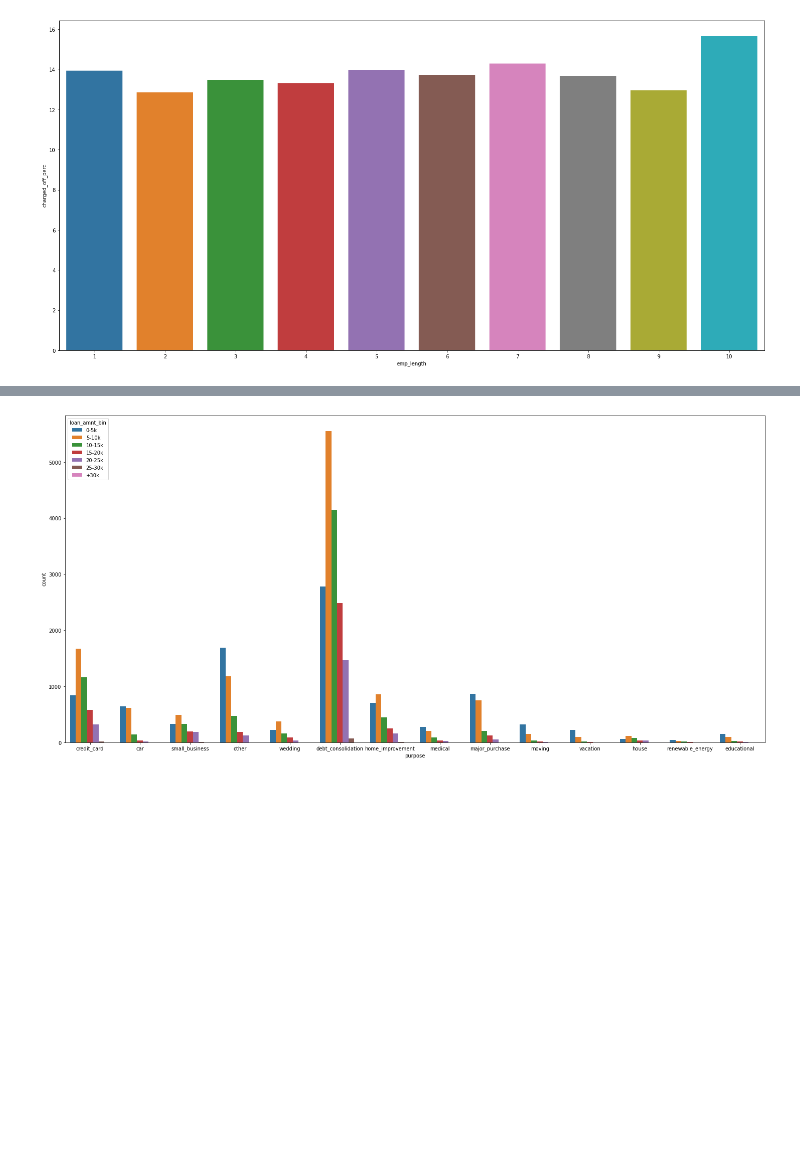
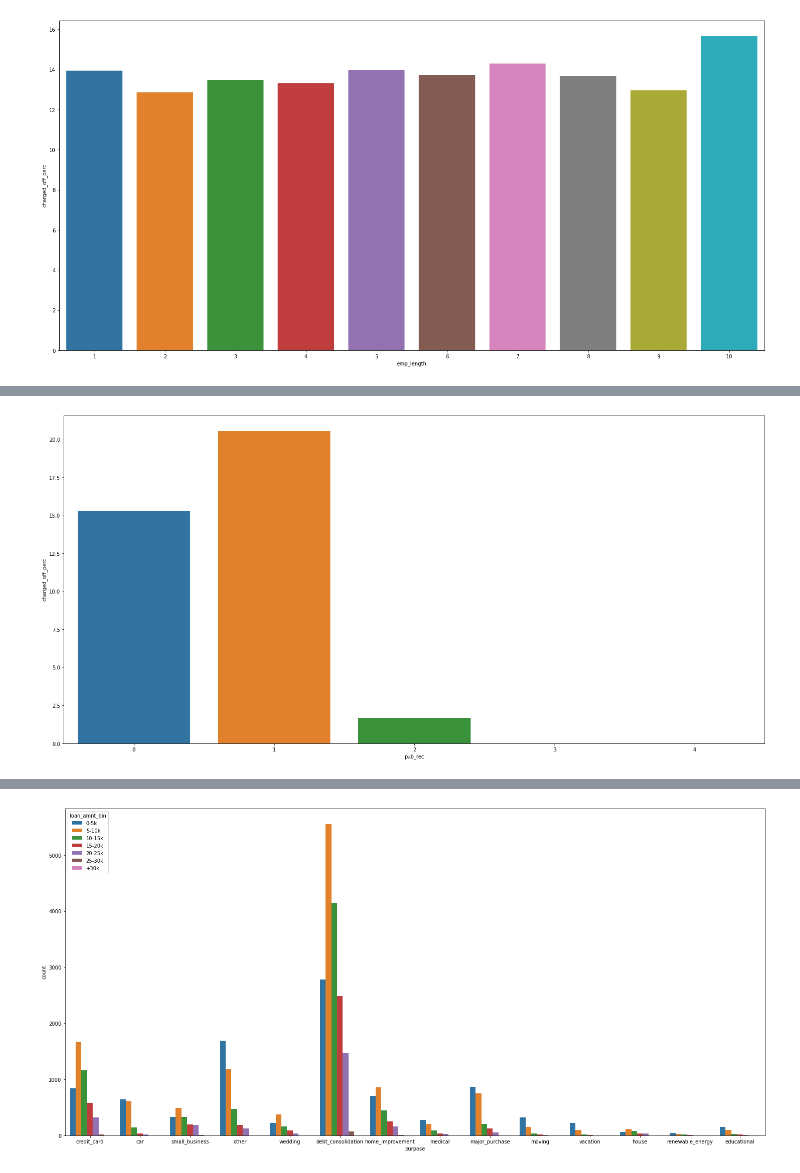
Before and after one commit to joshigeek/LendingClubCaseStudy, a Jupyter notebook: Himanshu-LendingClubCaseStudy.ipynb, the cells around one changed output, grey strips where cells are left out. Drawn from its saved outputs; the diff is of its cells as text; code cells hidden in the pictures; blank space fills up the shorter version.

```diff
--- a/Himanshu-LendingClubCaseStudy.ipynb
+++ b/Himanshu-LendingClubCaseStudy.ipynb
@@ -433,0 +447,10 @@ charge-off percentage is higher
+# %%
+df_pub_rec_loan = df_noNA.groupby(['pub_rec', 'loan_status']).loan_status.count().unstack().fillna(0).reset_index()
+df_pub_rec_loan['total_loan'] = df_emp_loan['Charged Off'] + df_pub_rec_loan['Current'] + df_pub_rec_loan['Fully Paid']
+df_pub_rec_loan['charged_off_perc'] = 100 * df_pub_rec_loan['Charged Off']/df_pub_rec_loan['total_loan']
+# %%
+plt.figure(figsize=(25,12))
+sbn.barplot(data=df_pub_rec_loan, x='pub_rec', y='charged_off_perc')
+plt.show()
+# %% [output]
+[figure, added]
```
Also changed, not shown: parts of 11 cells of this notebook, 1 other file.
